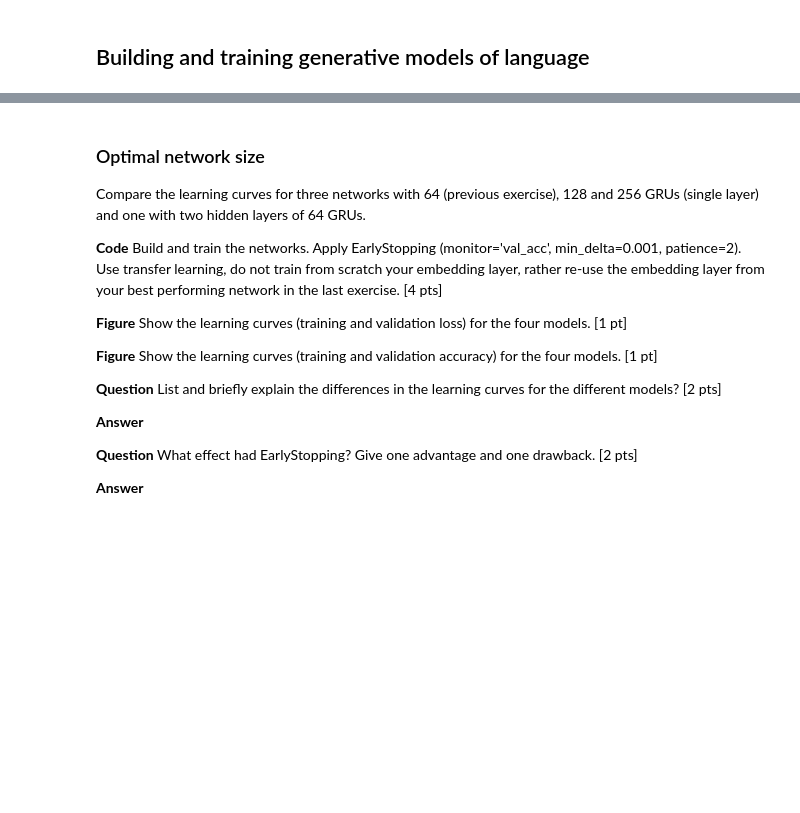
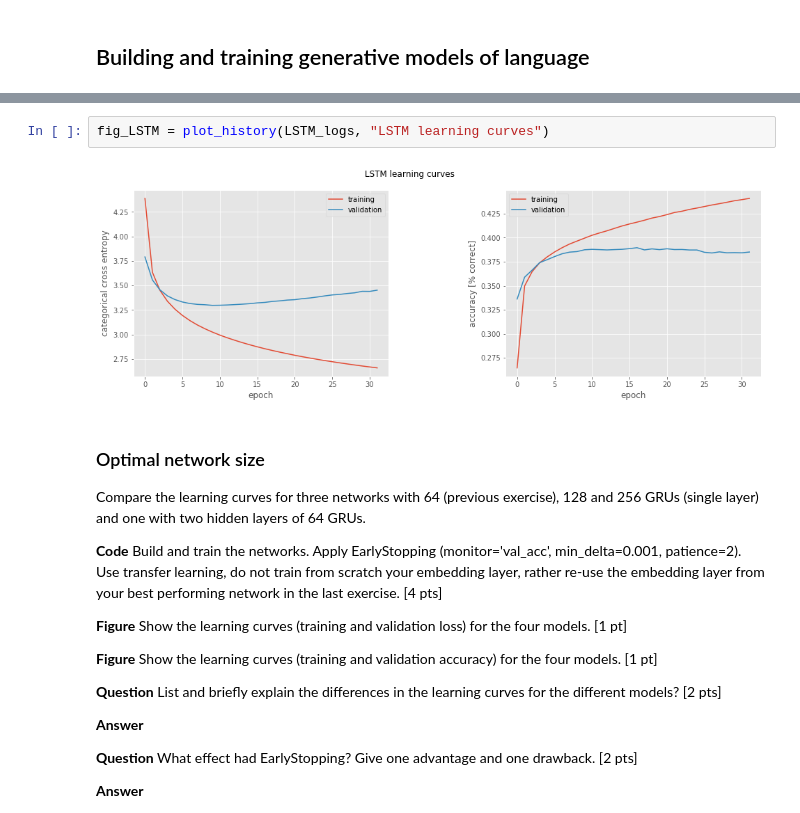
Before and after one commit to devavratTomar/ann_proj2, a Jupyter notebook: miniproject2_ChatBot.ipynb, the cells around one changed output, grey strips where cells are left out. Cells and saved outputs as stored; diff of their text form; blank space fills up the shorter version.

```diff
--- a/miniproject2_ChatBot.ipynb
+++ b/miniproject2_ChatBot.ipynb
@@ -559,3 +816,7 @@ RNNmodel = load_model("RNNmodel_"+str(embedding_size)+'_'+str(hidden_size))
+# %%
+fig_LSTM = plot_history(LSTM_logs, "LSTM learning curves")
+# %% [output]
+[figure, added]
 # %% [markdown]
 ### Optimal network size
 
```
Also changed, not shown: parts of 83 cells of this notebook, 12 other files.
